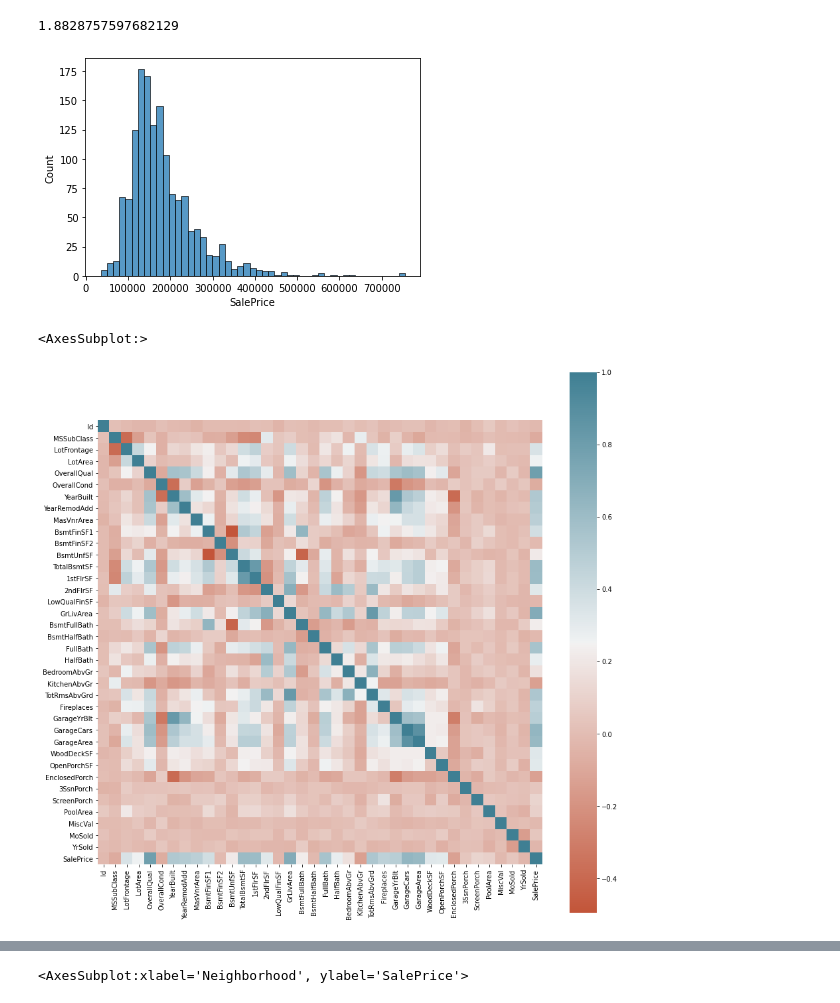
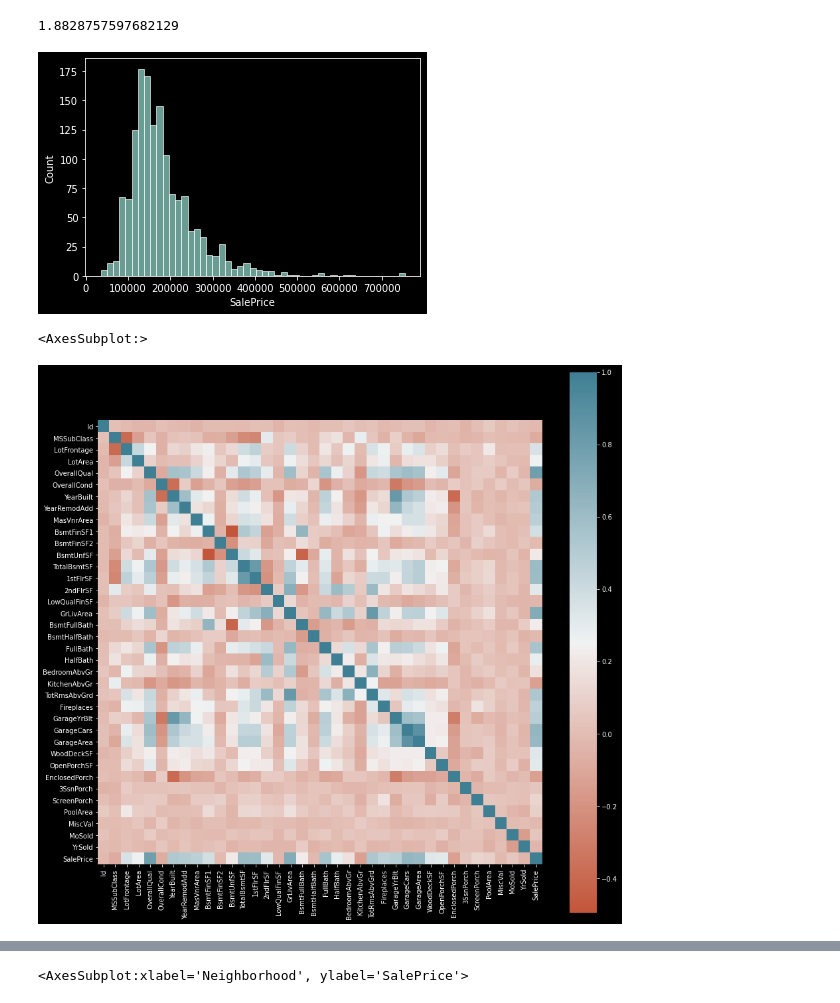
Before and after one commit to notjedi/ml-playground, a Jupyter notebook: housing-prices/housing-prices.ipynb, the cells around one changed output, grey strips where cells are left out. Drawn from its saved outputs; the diff is of its cells as text; code cells hidden in the pictures.

```diff
--- a/housing-prices/housing-prices.ipynb
+++ b/housing-prices/housing-prices.ipynb
@@ -19,16 +19,17 @@ train_data = pd.read_csv('dataset/train.csv')
 test_data = pd.read_csv('dataset/test.csv')
 # %%
 # visualizing data
+plt.style.use('dark_background')
 sns.histplot(train_data['SalePrice'])
 # sns.displot(data_train['SalePrice'], kind='hist')
 
 # If the skewness is between -0.5 and 0.5, the data are fairly symmetrical
 # If the skewness is between -1 and – 0.5 or between 0.5 and 1, the data are moderately skewed
 # If the skewness is less than -1 or greater than 1, the data are highly skewed
 print(train_data['SalePrice'].skew())
 # %% [output]
 1.8828757597682129
-[figure, old version]
+[figure, new version]
 # %%
 # -1 indicates a perfectly negative linear correlation between two variables
 # 0 indicates no linear correlation between two variables
@@ -40,7 +41,7 @@ color_scheme = sns.diverging_palette(20, 220, n=200, as_cmap=True)
 sns.heatmap(corrmat, cmap=color_scheme, square=True)
 # %% [output]
 <AxesSubplot:>
-[figure, old version]
+[figure, new version]
 # %%
 # based on the correlation heatmap, the sale price is more dependent on the following:
 #    1. OverallQual
```
Also changed, not shown: parts of 18 cells of this notebook, 5 other files.
